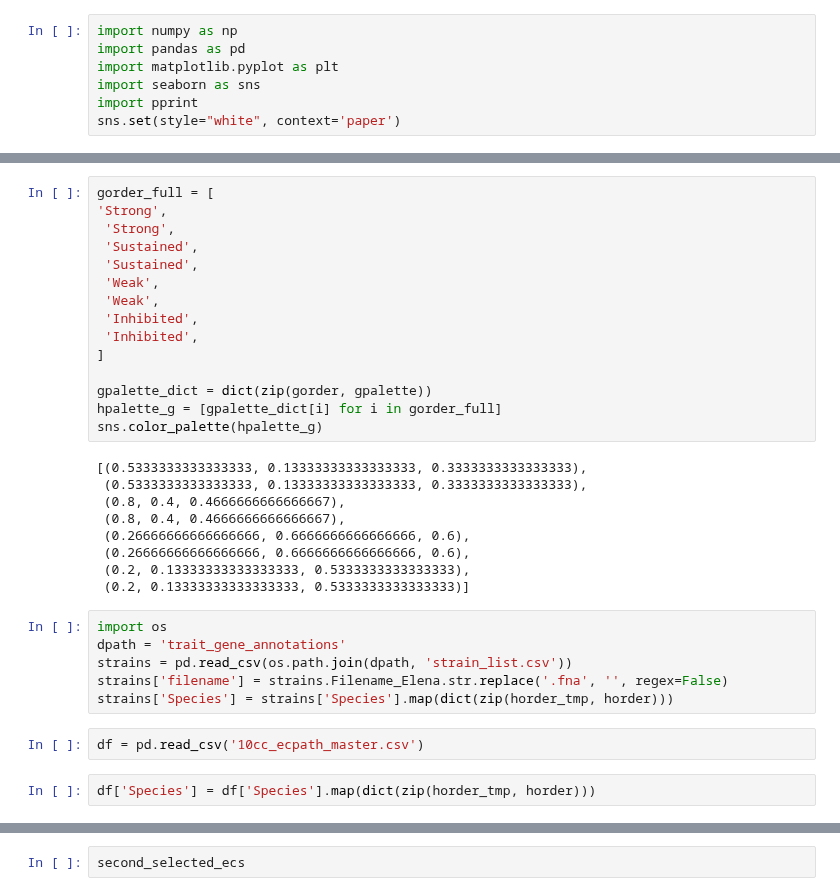
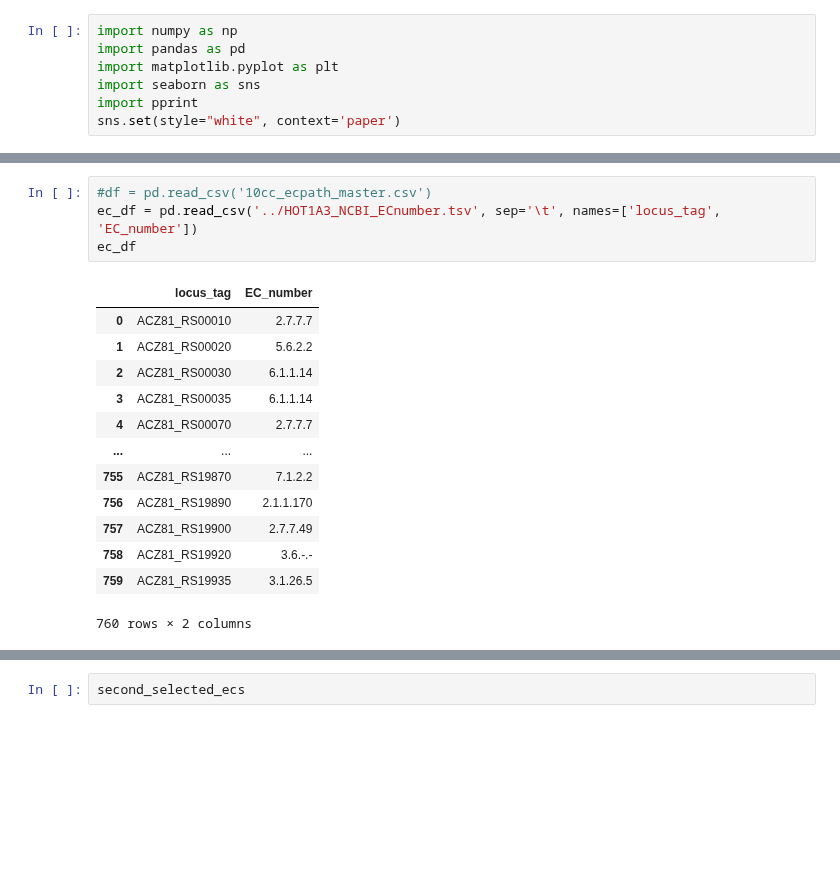
Before and after one commit to wosnat/CC1A3, a Jupyter notebook: genomes/HOT1A3/signalp_ROS_protease/CC1A3 HOT1A3 analyze EC.ipynb, the cells around one changed output, grey strips where cells are left out. Drawn from its saved outputs; the diff is of its cells as text; blank space fills up the shorter version.

```diff
--- a/genomes/HOT1A3/signalp_ROS_protease/CC1A3 HOT1A3 analyze EC.ipynb
+++ b/genomes/HOT1A3/signalp_ROS_protease/CC1A3 HOT1A3 analyze EC.ipynb
@@ -63,34 +30,18 @@ horder_r = list(reversed(horder))
-# %%
-gorder_full = [
-'Strong',
- 'Strong',
- 'Sustained',
- 'Sustained',
- 'Weak',
- 'Weak',
- 'Inhibited',
- 'Inhibited',
-]
-
-gpalette_dict = dict(zip(gorder, gpalette))
-hpalette_g = [gpalette_dict[i] for i in gorder_full]
-sns.color_palette(hpalette_g)
-# %% [output]
-[(0.5333333333333333, 0.13333333333333333, 0.3333333333333333),
- (0.5333333333333333, 0.13333333333333333, 0.3333333333333333),
- (0.8, 0.4, 0.4666666666666667),
- (0.8, 0.4, 0.4666666666666667),
- (0.26666666666666666, 0.6666666666666666, 0.6),
- (0.26666666666666666, 0.6666666666666666, 0.6),
- (0.2, 0.13333333333333333, 0.5333333333333333),
- (0.2, 0.13333333333333333, 0.5333333333333333)]
-# %%
-import os
-dpath = 'trait_gene_annotations'
-strains = pd.read_csv(os.path.join(dpath, 'strain_list.csv'))
-strains['filename'] = strains.Filename_Elena.str.replace('.fna', '', regex=False)
-strains['Species'] = strains['Species'].map(dict(zip(horder_tmp, horder)))
 # %%
-df = pd.read_csv('10cc_ecpath_master.csv')
+#df = pd.read_csv('10cc_ecpath_master.csv')
+ec_df = pd.read_csv('../HOT1A3_NCBI_ECnumber.tsv', sep='\t', names=['locus_tag', 'EC_number'])
+ec_df
+# %% [output]
+|  | locus_tag | EC_number |
+| 0 | ACZ81_RS00010 | 2.7.7.7 |
+| 1 | ACZ81_RS00020 | 5.6.2.2 |
+| 2 | ACZ81_RS00030 | 6.1.1.14 |
+| 3 | ACZ81_RS00035 | 6.1.1.14 |
+| 4 | ACZ81_RS00070 | 2.7.7.7 |
+| ... | ... | ... |
+| 755 | ACZ81_RS19870 | 7.1.2.2 |
+| 756 | ACZ81_RS19890 | 2.1.1.170 |
+| 757 | ACZ81_RS19900 | 2.7.7.49 |
+| 758 | ACZ81_RS19920 | 3.6.-.- |
+| 759 | ACZ81_RS19935 | 3.1.26.5 |
+760 rows × 2 columns
-# %%
-df['Species'] = df['Species'].map(dict(zip(horder_tmp, horder)))
```
Also changed, not shown: parts of 35 cells of this notebook, 6 other files.
